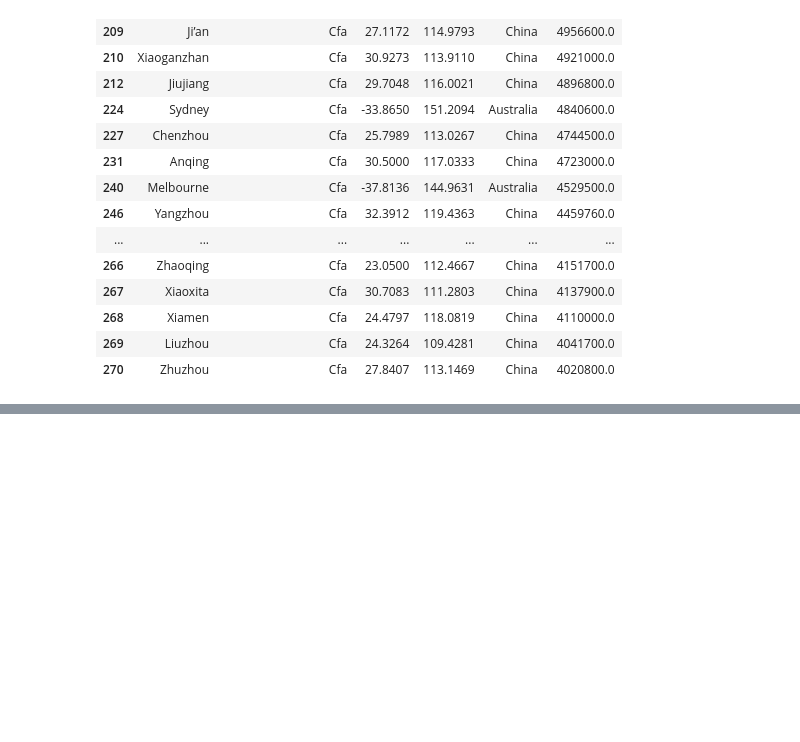
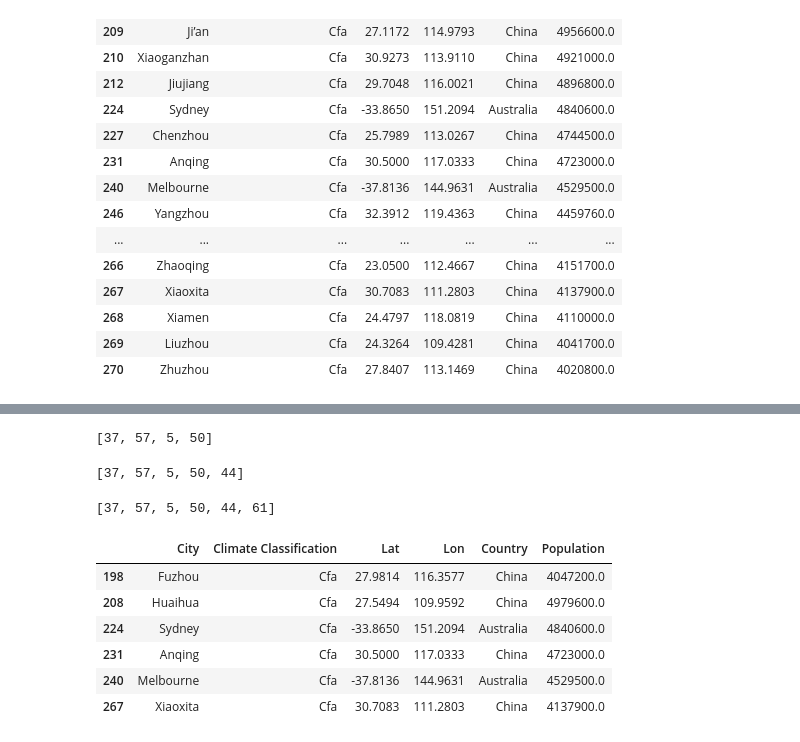
Before and after one commit to luonri11/project-1-repo, a Jupyter notebook: Pollution by power plant.ipynb, the cells around one changed output, grey strips where cells are left out. Saved outputs shown, nothing was run; the diff lists cells and outputs as text; code cells hidden in the pictures; blank space fills up the shorter version.

```diff
--- a/Pollution by power plant.ipynb
+++ b/Pollution by power plant.ipynb
@@ -146,0 +170,78 @@ AirQualityIndexUS_list.append(data_lat_long["data"]["current"]["pollution"]["aqi
+# %%
+Anqing_filter_df = filter_df.set_index("City")
+Anqing_lat= Anqing_filter_df.loc["Anqing", "Lat"]
+Anqing_lat
+
+Anqing_filter_df = filter_df.set_index("City")
+Anqing_lon= Anqing_filter_df.loc["Anqing", "Lon"]
+Anqing_lon
+
+LATITUDE = Anqing_lat
+LONGITUDE = Anqing_lon
+
+url_lat_long = f"http://api.airvisual.com/v2/nearest_city?lat={LATITUDE}&lon={LONGITUDE}&key={API_Key}"
+
+response_lat_long=requests.get(url_lat_long)
+data_lat_long=response_lat_long.json()
+
+AirQualityIndexUS_list.append(data_lat_long["data"]["current"]["pollution"]["aqius"])
+
+AirQualityIndexUS_list
+# %% [output]
+[37, 57, 5, 50]
+# %%
+melb_filter_df = filter_df.set_index("City")
+melb_lat= melb_filter_df.loc["Melbourne", "Lat"]
+melb_lat
+
+melb_filter_df = filter_df.set_index("City")
+melb_lon= melb_filter_df.loc["Melbourne", "Lon"]
+melb_lon
+
+LATITUDE = melb_lat
+LONGITUDE = melb_lon
+
+url_lat_long = f"http://api.airvisual.com/v2/nearest_city?lat={LATITUDE}&lon={LONGITUDE}&key={API_Key}"
+
+response_lat_long=requests.get(url_lat_long)
+data_lat_long=response_lat_long.json()
+
+AirQualityIndexUS_list.append(data_lat_long["data"]["current"]["pollution"]["aqius"])
+
+AirQualityIndexUS_list
+# %% [output]
+[37, 57, 5, 50, 44]
+# %%
+Xiaoxita_filter_df = filter_df.set_index("City")
+Xiaoxita_lat= Xiaoxita_filter_df.loc["Xiaoxita", "Lat"]
+Xiaoxita_lat
+
+Xiaoxita_filter_df = filter_df.set_index("City")
+Xiaoxita_lon= Xiaoxita_filter_df.loc["Xiaoxita", "Lon"]
+Xiaoxita_lon
+
+LATITUDE = Xiaoxita_lat
+LONGITUDE = Xiaoxita_lon
+
+url_lat_long = f"http://api.airvisual.com/v2/nearest_city?lat={LATITUDE}&lon={LONGITUDE}&key={API_Key}"
+
+response_lat_long=requests.get(url_lat_long)
+data_lat_long=response_lat_long.json()
+
+AirQualityIndexUS_list.append(data_lat_long["data"]["current"]["pollution"]["aqius"])
+
+AirQualityIndexUS_list
+# %% [output]
+[37, 57, 5, 50, 44, 61]
+# %%
+# create the air quality data frame
+aq_df = filter_df.loc[filter_df["City"].isin(["Melbourne","Huaihua","Sydney","Fuzhou","Xiaoxita","Anqing"])]
+aq_df
+# %% [output]
+|  | City | Climate Classification | Lat | Lon | Country | Population |
+| 198 | Fuzhou | Cfa | 27.9814 | 116.3577 | China | 4047200.0 |
+| 208 | Huaihua | Cfa | 27.5494 | 109.9592 | China | 4979600.0 |
+| 224 | Sydney | Cfa | -33.8650 | 151.2094 | Australia | 4840600.0 |
+| 231 | Anqing | Cfa | 30.5000 | 117.0333 | China | 4723000.0 |
+| 240 | Melbourne | Cfa | -37.8136 | 144.9631 | Australia | 4529500.0 |
+| 267 | Xiaoxita | Cfa | 30.7083 | 111.2803 | China | 4137900.0 |
```
Also changed, not shown: parts of 27 cells of this notebook, 3 other files.
